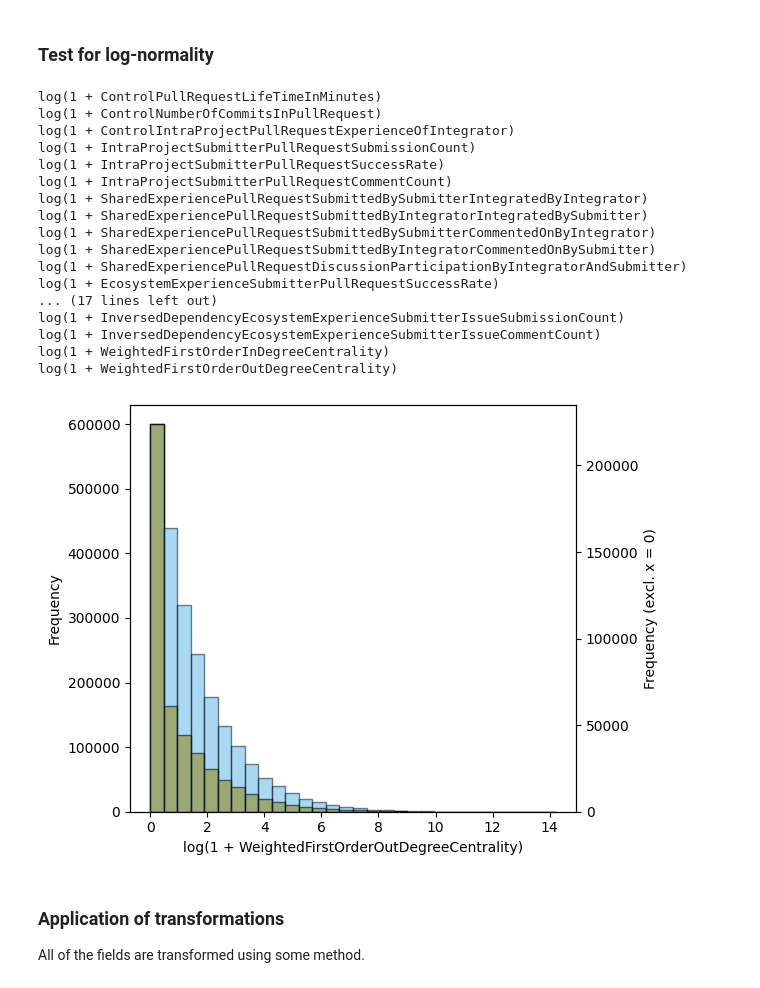
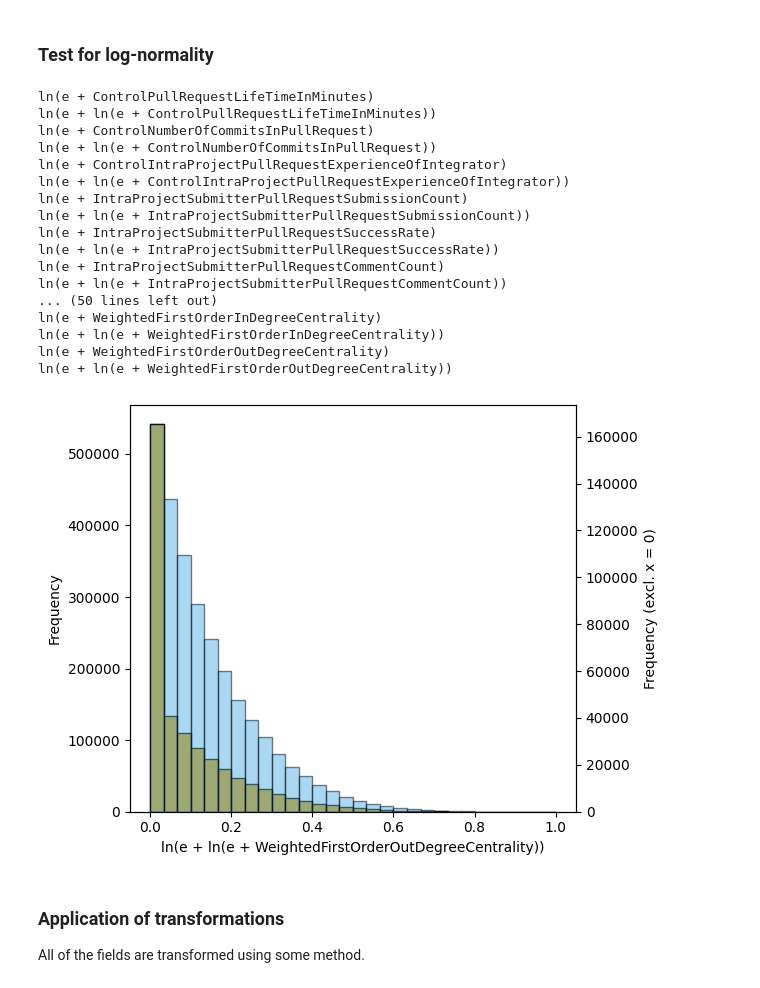
Before and after one commit to wmeijer221/msc_thesis, a Jupyter notebook: python_proj/modelling/notebooks/visualization.ipynb, the cells around one changed output. Cells and saved outputs as stored; diff of their text form; code cells hidden in the pictures.

```diff
--- a/python_proj/modelling/notebooks/visualization.ipynb
+++ b/python_proj/modelling/notebooks/visualization.ipynb
@@ -466,33 +445,45 @@ To account for the assumptions of logistic regression, data needs to be transfor
 # %%
 continuous_features = df[df.columns[meta_header_count:]]\
     .select_dtypes(include='number')
 
+eps = 1
+
 for feature in continuous_features:
     test_df = df.copy()
-    log_feature_name = f'log(1 + {feature})'
-    test_df[log_feature_name] = df[feature].apply(lambda x: np.log(1 + x))
+    log_feature_name = f'ln(e + {feature})'
+    test_df[log_feature_name] = df[feature].apply(lambda x: np.log(eps + x))
+    mn, mx = test_df[log_feature_name].min(), test_df[log_feature_name].max()
+    test_df[log_feature_name] = test_df[log_feature_name].apply(lambda x: (x - mn) / (mx-mn))
     create_histogram(test_df, log_feature_name,
                      subfolder_name="log_normality_test",
                      show_without_value=0)
+
+    log_log_feature_name = f"ln(e + ln(e + {feature}))"
+    test_df[log_log_feature_name] = test_df[log_feature_name].apply(lambda x: np.log(eps + x))
+    mn, mx = test_df[log_log_feature_name].min(), test_df[log_log_feature_name].max()
+    test_df[log_log_feature_name] = test_df[log_log_feature_name].apply(lambda x: (x - mn) / (mx-mn))
+    create_histogram(test_df, log_log_feature_name,
+                     subfolder_name="log_log_normality_test",
+                     show_without_value=0)
 # %% [output]
-log(1 + ControlPullRequestLifeTimeInMinutes)
-log(1 + ControlNumberOfCommitsInPullRequest)
-log(1 + ControlIntraProjectPullRequestExperienceOfIntegrator)
-log(1 + IntraProjectSubmitterPullRequestSubmissionCount)
-log(1 + IntraProjectSubmitterPullRequestSuccessRate)
-log(1 + IntraProjectSubmitterPullRequestCommentCount)
-log(1 + SharedExperiencePullRequestSubmittedBySubmitterIntegratedByIntegrator)
-log(1 + SharedExperiencePullRequestSubmittedByIntegratorIntegratedBySubmitter)
-log(1 + SharedExperiencePullRequestSubmittedBySubmitterCommentedOnByIntegrator)
-log(1 + SharedExperiencePullRequestSubmittedByIntegratorCommentedOnBySubmitter)
-log(1 + SharedExperiencePullRequestDiscussionParticipationByIntegratorAndSubmitter)
-log(1 + EcosystemExperienceSubmitterPullRequestSuccessRate)
-... (17 lines left out)
-log(1 + InversedDependencyEcosystemExperienceSubmitterIssueSubmissionCount)
-log(1 + InversedDependencyEcosystemExperienceSubmitterIssueCommentCount)
-log(1 + WeightedFirstOrderInDegreeCentrality)
-log(1 + WeightedFirstOrderOutDegreeCentrality)
+ln(e + ControlPullRequestLifeTimeInMinutes)
+ln(e + ln(e + ControlPullRequestLifeTimeInMinutes))
+ln(e + ControlNumberOfCommitsInPullRequest)
+ln(e + ln(e + ControlNumberOfCommitsInPullRequest))
+ln(e + ControlIntraProjectPullRequestExperienceOfIntegrator)
+ln(e + ln(e + ControlIntraProjectPullRequestExperienceOfIntegrator))
+ln(e + IntraProjectSubmitterPullRequestSubmissionCount)
+ln(e + ln(e + IntraProjectSubmitterPullRequestSubmissionCount))
+ln(e + IntraProjectSubmitterPullRequestSuccessRate)
+ln(e + ln(e + IntraProjectSubmitterPullRequestSuccessRate))
+ln(e + IntraProjectSubmitterPullRequestCommentCount)
+ln(e + ln(e + IntraProjectSubmitterPullRequestCommentCount))
+... (50 lines left out)
+ln(e + WeightedFirstOrderInDegreeCentrality)
+ln(e + ln(e + WeightedFirstOrderInDegreeCentrality))
+ln(e + WeightedFirstOrderOutDegreeCentrality)
+ln(e + ln(e + WeightedFirstOrderOutDegreeCentrality))
-[figure, old version]
+[figure, new version]
 # %% [markdown]
 ### Application of transformations
 
```
Also changed, not shown: parts of 10 cells of this notebook, 7 other files.
